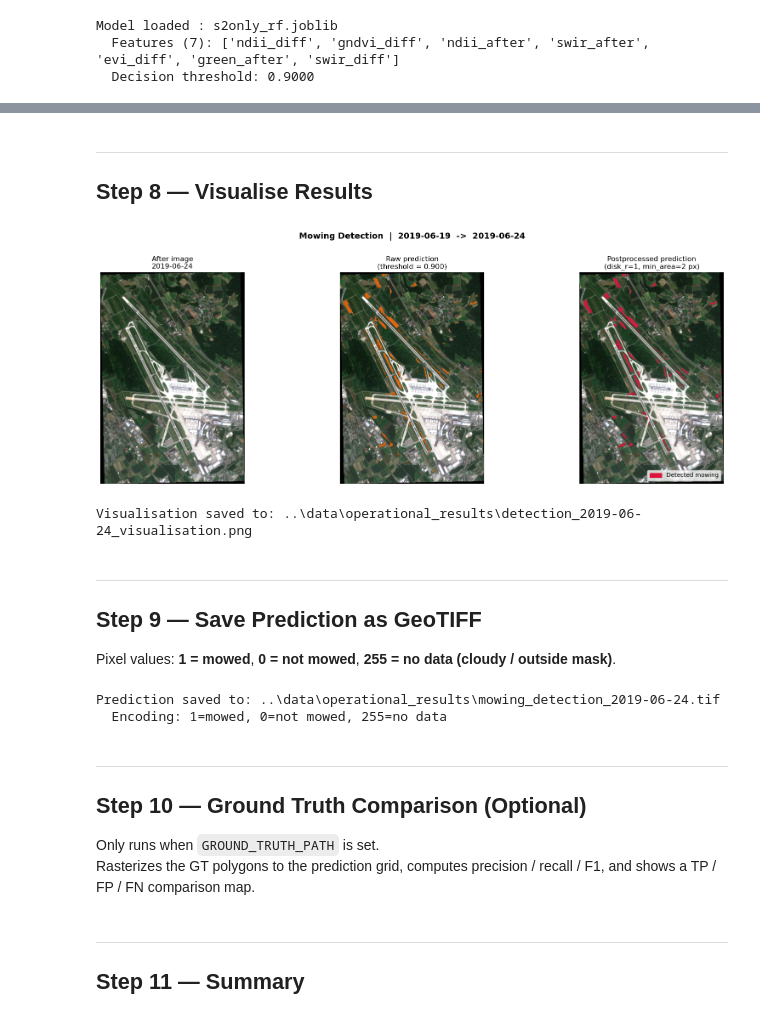
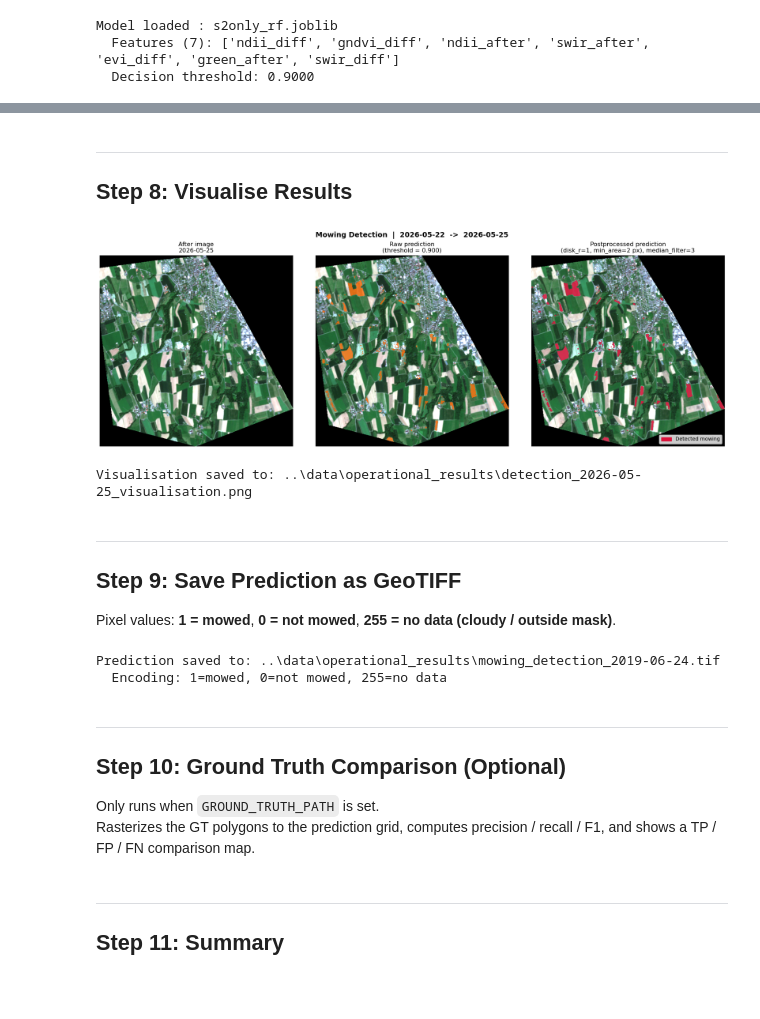
Before and after one commit to klaveflo/satellite-mowing-detection, a Jupyter notebook: prototype_application/apply_mowing_detection.ipynb, the cells around one changed output, grey strips where cells are left out. Cells and saved outputs as stored; diff of their text form; code cells hidden in the pictures; blank space fills up the shorter version.

```diff
--- a/prototype_application/apply_mowing_detection.ipynb
+++ b/prototype_application/apply_mowing_detection.ipynb
@@ -100,6 +105,13 @@ GROUND_TRUTH_DATE_COLUMN  = None   # date column for filtering events to the sce
                                    # e.g. "date"; None = use ALL polygons in the file
 
 
+# --- Optional: Convert Copernicus Browser download to required format ---
+# Point to the unzipped folder from a Copernicus Browser L2A download.
+# Set to None if you already have combined multi-band TIF files.
+COPERNICUS_FOLDER_BEFORE = "C:/Users/flori/Downloads/Browser_images_1"   # e.g., "downloads/S2A_20240610"
+COPERNICUS_FOLDER_AFTER  = "C:/Users/flori/Downloads/Browser_images_2"   # e.g., "downloads/S2A_20240615"
+
+
 # ── ADVANCED: image band layout and postprocessing ───────────────────────────
 CLOUD_BAND         = 13   # 1-based band index for the cloud probability layer
 CLOUD_THRESHOLD    = 30   # cloud probability threshold (%); pixels above are excluded
@@ -202,7 +360,7 @@ def build_vector_mask(vector_path, layer, target_crs, transform, H, W,
         gdf = gdf[gdf[filter_column] == filter_value]
         print(f"    After filter '{filter_column}' == '{filter_value}': {len(gdf)} features")
     if len(gdf) == 0:
-        print("    WARNING: no features remain after filtering — mask will be all-False.")
+        print("    WARNING: no features remain after filtering, mask will be all-False.")
         return np.zeros(H * W, dtype=bool)
     mask_2d = rio_rasterize(
         shapes=((geom, 1) for geom in gdf.geometry if geom is not None),
@@ -227,7 +385,7 @@ def compute_features(before_path, after_path, cloud_band=13, cloud_threshold=30)
     Returns
     -------
     feature_df : DataFrame with model feature columns (NaN for invalid pixels)
-    valid_mask : 1-D boolean array (H*W) — non-cloudy, non-NaN pixels
+    valid_mask : 1-D boolean array (H*W).  Non-cloudy, non-NaN pixels
     meta       : rasterio metadata dict (CRS, transform, shape)
     H, W       : scene height and width
     rgb_after  : (H, W, 3) uint8 array for visualisation (R-G-B order)
@@ -245,19 +403,20 @@ def compute_features(before_path, after_path, cloud_band=13, cloud_threshold=30)
         H, W = meta['height'], meta['width']
 
         # Read as float reflectance (Sentinel-2 DN / 10000)
-        blue_b  = src_b.read(1).astype(float) / 10000.0
-        green_b = src_b.read(2).astype(float) / 10000.0
-        red_b   = src_b.read(3).astype(float) / 10000.0
-        nir_b   = src_b.read(7).astype(float) / 10000.0
-        swir_b  = src_b.read(10).astype(float) / 10000.0
-        cloud_b = src_b.read(cloud_band).astype(float)
+        # UPDATED FOR NEW 6-BAND LAYOUT:
+        blue_b  = src_b.read(BAND_BLUE).astype(float) / 10000.0
+        green_b = src_b.read(BAND_GREEN).astype(float) / 10000.0
+        red_b   = src_b.read(BAND_RED).astype(float) / 10000.0
+        nir_b   = src_b.read(BAND_NIR).astype(float) / 10000.0   # Changed from 7 to 4
+        swir_b  = src_b.read(BAND_SWIR).astype(float) / 10000.0   # Changed from 10 to 5
+        cloud_b = src_b.read(BAND_CLOUD).astype(float)             # Changed to 6 (or cloud_band if CLOUD_BAND=6)
 
-        blue_a  = src_a.read(1).astype(float) / 10000.0
-        green_a = src_a.read(2).astype(float) / 10000.0
-        red_a   = src_a.read(3).astype(float) / 10000.0
-        nir_a   = src_a.read(7).astype(float) / 10000.0
-        swir_a  = src_a.read(10).astype(float) / 10000.0
-        cloud_a = src_a.read(cloud_band).astype(float)
+        blue_a  = src_a.read(BAND_BLUE).astype(float) / 10000.0
+        green_a = src_a.read(BAND_GREEN).astype(float) / 10000.0
+        red_a   = src_a.read(BAND_RED).astype(float) / 10000.0
+        nir_a   = src_a.read(BAND_NIR).astype(float) / 10000.0   # Changed from 7 to 4
+        swir_a  = src_a.read(BAND_SWIR).astype(float) / 10000.0   # Changed from 10 to 5
+        cloud_a = src_a.read(BAND_CLOUD).astype(float)             # Changed to 6 (or cloud_band if CLOUD_BAND=6)
 
     ndii_b  = calculate_ndii(nir_b,  swir_b)
     ndii_a  = calculate_ndii(nir_a,  swir_a)
@@ -446,7 +604,7 @@ Applying postprocessing...
 Done.
 # %% [markdown]
 ---
-## Step 8 — Visualise Results
+## Step 8: Visualise Results
 # %%
 fig, axes = plt.subplots(1, 3, figsize=(18, 6))
 
@@ -457,39 +615,39 @@ axes[0].axis('off')
 
 # Panel 2: Raw prediction overlay
 raw_rgba = np.zeros((H, W, 4), dtype=np.uint8)
 raw_rgba[pred_map_raw == 1] = [255, 100, 0, 200]
 axes[1].imshow(rgb_after)
 axes[1].imshow(raw_rgba)
 axes[1].set_title(f"Raw prediction\n(threshold = {threshold:.3f})", fontsize=12)
 axes[1].axis('off')
 
 # Panel 3: Postprocessed prediction overlay
 pp_rgba = np.zeros((H, W, 4), dtype=np.uint8)
 pp_rgba[pred_map_pp == 1] = [220, 20, 60, 220]
 axes[2].imshow(rgb_after)
 axes[2].imshow(pp_rgba)
 patch = mpatches.Patch(color=(220/255, 20/255, 60/255), label='Detected mowing')
 axes[2].legend(handles=[patch], loc='lower right', fontsize=10)
 axes[2].set_title(
     f"Postprocessed prediction\n"
-    f"(disk_r={PP_DISK_RADIUS}, min_area={PP_MIN_AREA_PIXELS} px)", fontsize=12)
+    f"(disk_r={PP_DISK_RADIUS}, min_area={PP_MIN_AREA_PIXELS} px), median_filter={PP_MEDIAN_SIZE}", fontsize=12)
 axes[2].axis('off')
 
 fig.suptitle(
     f"Mowing Detection  |  {INPUT_BEFORE.stem}  ->  {INPUT_AFTER.stem}",
     fontsize=14, fontweight='bold', y=1.01)
 plt.tight_layout()
 
 fig_path = OUTPUT_DIR / f"detection_{INPUT_AFTER.stem}_visualisation.png"
 plt.savefig(fig_path, dpi=150, bbox_inches='tight')
 plt.show()
 print(f"Visualisation saved to: {fig_path}")
 # %% [output]
-[figure, old version]
+[figure, new version]
-Visualisation saved to: ..\data\operational_results\detection_2019-06-24_visualisation.png
+Visualisation saved to: ..\data\operational_results\detection_2026-05-25_visualisation.png
 # %% [markdown]
 ---
-## Step 9 — Save Prediction as GeoTIFF
+## Step 9: Save Prediction as GeoTIFF
 
 Pixel values: **1 = mowed**, **0 = not mowed**, **255 = no data (cloudy / outside mask)**.
 # %%
@@ -519,7 +677,7 @@ Prediction saved to: ..\data\operational_results\mowing_detection_2019-06-24.tif
   Encoding: 1=mowed, 0=not mowed, 255=no data
 # %% [markdown]
 ---
-## Step 10 — Ground Truth Comparison (Optional)
+## Step 10: Ground Truth Comparison (Optional)
 
 Only runs when `GROUND_TRUTH_PATH` is set.
 Rasterizes the GT polygons to the prediction grid, computes precision / recall / F1,
@@ -639,7 +797,7 @@ else:
         print(f"Evaluation map saved to: {eval_fig_path}")
 # %% [markdown]
 ---
-## Step 11 — Summary
+## Step 11: Summary
 # %%
 mowed_ha = n_mowed_pp * pixel_area_m2 / 10_000
 valid_ha  = n_valid   * pixel_area_m2 / 10_000
```
Also changed, not shown: parts of 19 cells of this notebook, 23 other files.
